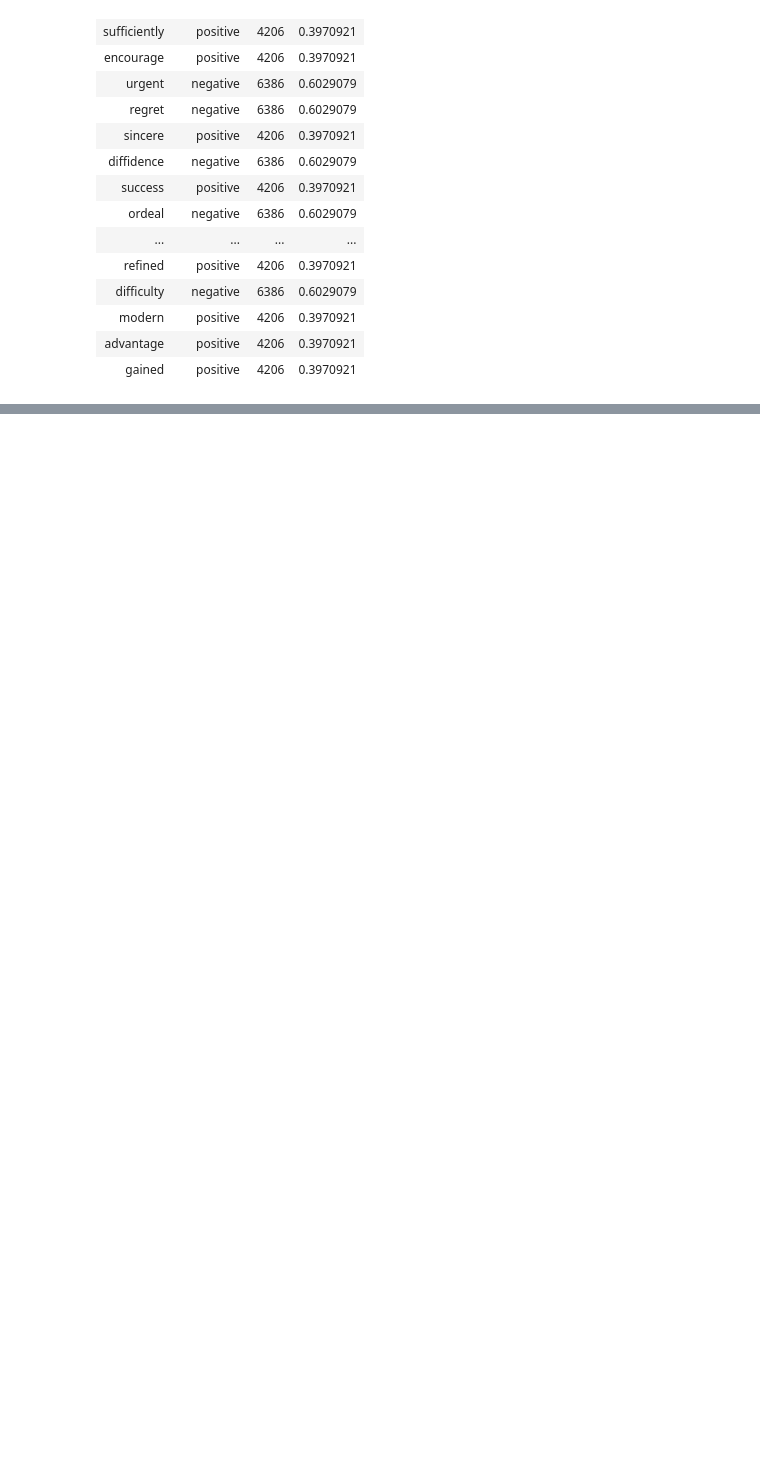
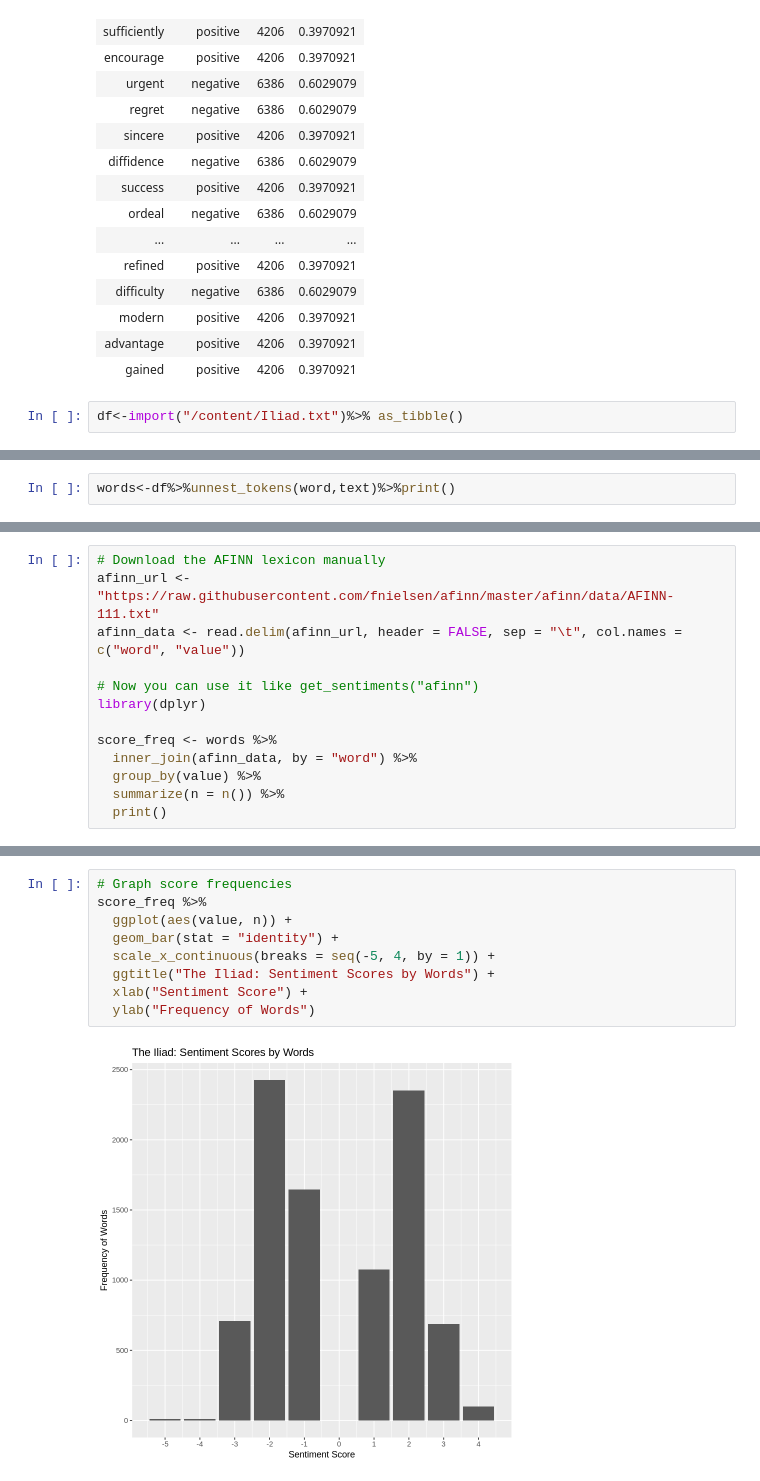
Before and after one commit to jarif87/R-Program, a Jupyter notebook: Binary_Classification.ipynb, the cells around one changed output, grey strips where cells are left out. Drawn from its saved outputs; the diff is of its cells as text; blank space fills up the shorter version.

```diff
--- a/Binary_Classification.ipynb
+++ b/Binary_Classification.ipynb
@@ -182,3 +182,5 @@ A tibble: 10592 × 4
 | modern | positive | 4206 | 0.3970921 |
 | advantage | positive | 4206 | 0.3970921 |
 | gained | positive | 4206 | 0.3970921 |
+# %%
+df<-import("/content/Iliad.txt")%>% as_tibble()
@@ -184,0 +226,2 @@ A tibble: 10592 × 4
+# %%
+words<-df%>%unnest_tokens(word,text)%>%print()
@@ -184,0 +249,13 @@ A tibble: 10592 × 4
+# %%
+# Download the AFINN lexicon manually
+afinn_url <- "https://raw.githubusercontent.com/fnielsen/afinn/master/afinn/data/AFINN-111.txt"
+afinn_data <- read.delim(afinn_url, header = FALSE, sep = "\t", col.names = c("word", "value"))
+
+# Now you can use it like get_sentiments("afinn")
+library(dplyr)
+
+score_freq <- words %>%
+  inner_join(afinn_data, by = "word") %>%
+  group_by(value) %>%
+  summarize(n = n()) %>%
+  print()
@@ -184,0 +275,11 @@ A tibble: 10592 × 4
+# %%
+# Graph score frequencies
+score_freq %>%
+  ggplot(aes(value, n)) +
+  geom_bar(stat = "identity") +
+  scale_x_continuous(breaks = seq(-5, 4, by = 1)) +
+  ggtitle("The Iliad: Sentiment Scores by Words") +
+  xlab("Sentiment Score") +
+  ylab("Frequency of Words")
+# %% [output]
+[figure, added]
```
Also changed, not shown: parts of 18 cells of this notebook.
